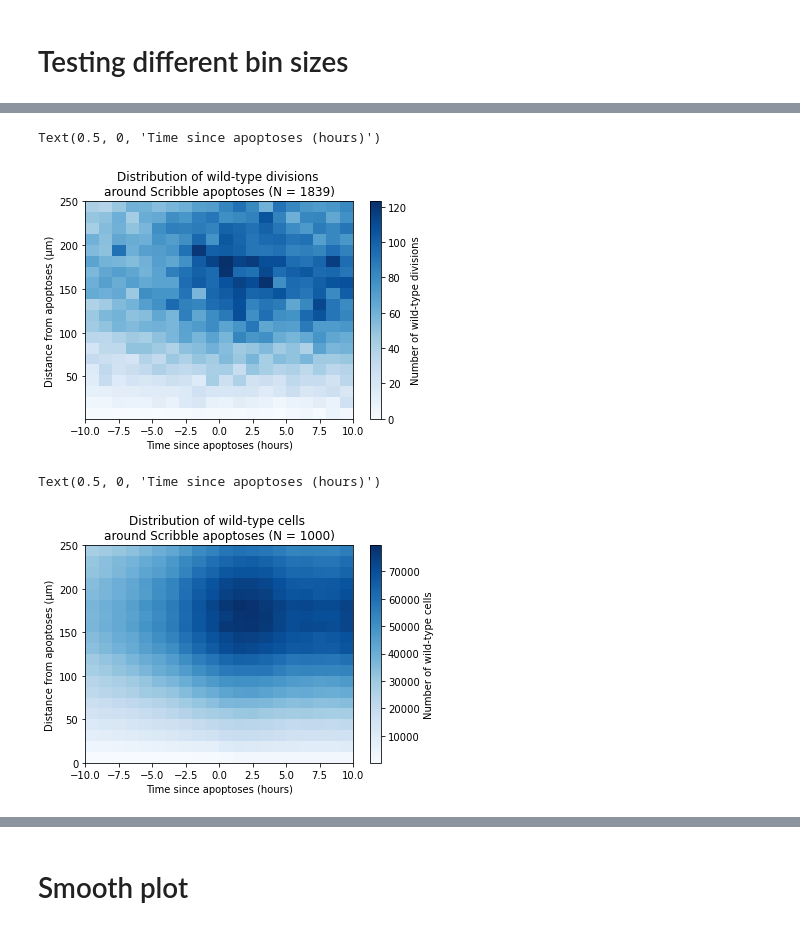
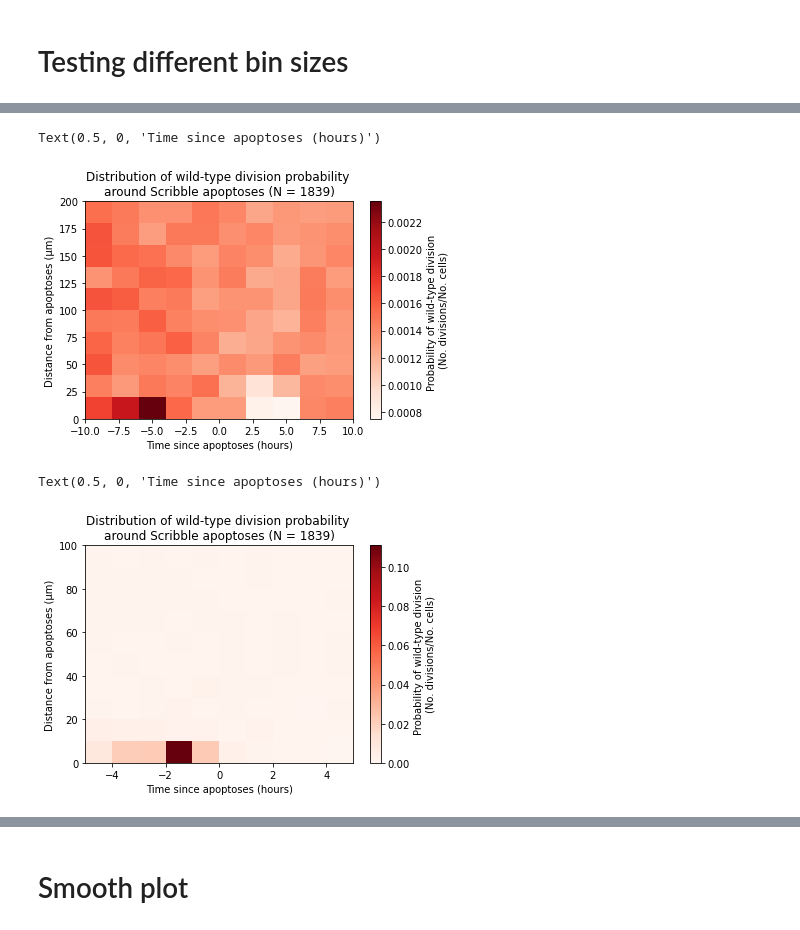
Before and after one commit to nthndy/cell-comp-analysis, a Jupyter notebook: radial_analysis/radial_analysis_lite.ipynb, the cells around one changed output, grey strips where cells are left out. Saved outputs shown, nothing was run; the diff lists cells and outputs as text; code cells hidden in the pictures.

```diff
--- a/radial_analysis/radial_analysis_lite.ipynb
+++ b/radial_analysis/radial_analysis_lite.ipynb
@@ -443,6 +470,8 @@ For a radial scan of maximum extent 400 pixels (randomly selected atm) I should
+# %%
+crop_amount = 20
 # %%
 ## maximum size of radial scan in pixels
-R = 400
+R = 300
 # %%
 x_range = range(R, 1200 - R)
 y_range = range(R, 1600 - R)
@@ -612,9 +633,21 @@ Text(0.5, 0, 'Time since apoptoses (hours)')
 [figure]
 # %% [markdown]
 # Testing different bin sizes
-# %%
-t_min, t_max = -10,10
-R_max = 250
 # %%
-N_events_constrained_df = N_events_df.loc[(N_events_df['Time since apoptosis'] >= t_min) & (N_events_df['Time since apoptosis'] <= t_max) & (N_events_df['Distance from apoptosis'] <= R_max)]
-N_cells_constrained_df = N_cells_df.loc[(N_cells_df['Time since apoptosis'] >= t_min) & (N_cells_df['Time since apoptosis'] <= t_max) & (N_cells_df['Distance from apoptosis'] <= R_max)]
+def render(bins, t_range, R_max):
+
+    t_min = min(t_range)
+    t_max = max(t_range)
+    N_events_constrained_df = N_events_df.loc[(N_events_df['Time since apoptosis'] >= t_min) & (N_events_df['Time since apoptosis'] <= t_max) & (N_events_df['Distance from apoptosis'] <= R_max)]
+    N_cells_constrained_df = N_cells_df.loc[(N_cells_df['Time since apoptosis'] >= t_min) & (N_cells_df['Time since apoptosis'] <= t_max) & (N_cells_df['Distance from apoptosis'] <= R_max)]
+
+    N_events, xedges, yedges, _ = plt.hist2d(N_events_constrained_df['Time since apoptosis'], N_events_constrained_df['Distance from apoptosis'],
+                      bins=bins, cmap='Blues')
+    plt.clf()
+    N_cells, xedges, yedges, _ = plt.hist2d(N_cells_constrained_df['Time since apoptosis'], N_cells_constrained_df['Distance from apoptosis'],
+                      bins=bins, cmap='Blues')
+    plt.clf()
+
+    P_events = N_events/N_cells
+
+    return P_events, xedges, yedges, N_events, N_cells
@@ -639,20 +654,26 @@ bins = (20,20)
 # %%
-N_events, xedges, yedges, _ = plt.hist2d(N_events_constrained_df['Time since apoptosis'], N_events_constrained_df['Distance from apoptosis'],
-                      bins=bins, cmap='Blues')
-plt.colorbar(label = 'Number of wild-type divisions')
-plt.title('Distribution of wild-type divisions \naround Scribble apoptoses (N = 1839)')
+t_range = (-10,10)
+R_max = 200
+bins = (10, 10)
+P_events, xedges, yedges,  N_events, N_cells = render(bins, t_range, R_max)
+pc = plt.pcolormesh(xedges, yedges, P_events.T, cmap = 'Reds', )
+plt.colorbar(label = 'Probability of wild-type division \n(No. divisions/No. cells)',)
+plt.title('Distribution of wild-type division probability \naround Scribble apoptoses (N = 1839)')
 plt.ylabel('Distance from apoptoses (μm)')
 plt.xlabel('Time since apoptoses (hours)')
 # %% [output]
 Text(0.5, 0, 'Time since apoptoses (hours)')
-[figure, old version]
+[figure, new version]
 # %%
-N_cells, xedges, yedges, _ = plt.hist2d(N_cells_constrained_df['Time since apoptosis'], N_cells_constrained_df['Distance from apoptosis'],
-                      bins=bins, cmap='Blues')
-plt.colorbar(label = 'Number of wild-type cells')
-plt.title('Distribution of wild-type cells \naround Scribble apoptoses (N = 1000)')
+t_range = (-5,5)
+R_max = 100
+bins = (10, 10)
+P_events, xedges, yedges, N_events, N_cells = render(bins, t_range, R_max)
+pc = plt.pcolormesh(xedges, yedges, P_events.T, cmap = 'Reds', )
+plt.colorbar(label = 'Probability of wild-type division \n(No. divisions/No. cells)',)
+plt.title('Distribution of wild-type division probability \naround Scribble apoptoses (N = 1839)')
 plt.ylabel('Distance from apoptoses (μm)')
 plt.xlabel('Time since apoptoses (hours)')
 # %% [output]
 Text(0.5, 0, 'Time since apoptoses (hours)')
-[figure, old version]
+[figure, new version]
```
Also changed, not shown: parts of 71 cells of this notebook.
